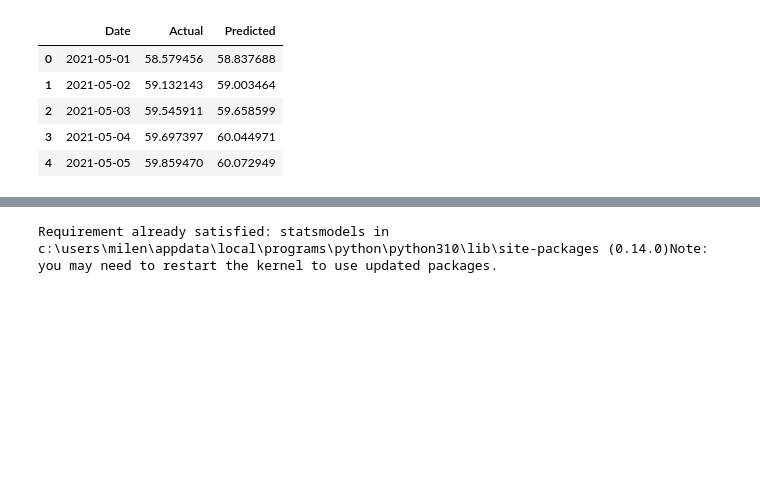
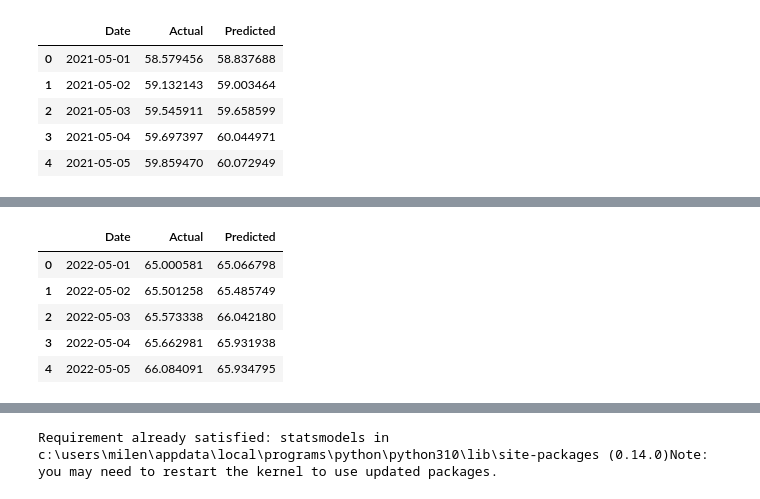
Before and after one commit to M1LENAFAR1A/Previsao_Diferenca_Pontos_Cafe, a Jupyter notebook: arima_janela_delisante_1dia.ipynb, the cells around one changed output, grey strips where cells are left out. Cells and saved outputs as stored; diff of their text form; code cells hidden in the pictures; blank space fills up the shorter version.

```diff
--- a/arima_janela_delisante_1dia.ipynb
+++ b/arima_janela_delisante_1dia.ipynb
@@ -469,3 +469,91 @@ R-squared: 0.9930324617887717
 | 2 | 2021-05-03 | 59.545911 | 59.658599 |
 | 3 | 2021-05-04 | 59.697397 | 60.044971 |
 | 4 | 2021-05-05 | 59.859470 | 60.072949 |
+# %%
+import pandas as pd
+from statsmodels.tsa.arima.model import ARIMA
+from sklearn.metrics import mean_squared_error
+from datetime import datetime, timedelta
+import numpy as np
+from sklearn.metrics import mean_squared_error, mean_absolute_error, r2_score
+import time
+
+# Load the dataset
+df = pd.read_csv('C:/Users/milen/OneDrive/Documentos/TCC/Bases/clima.csv')
+
+# Convert the Date column to datetime
+df['Date'] = pd.to_datetime(df['Date'])
+
+# Forward fill to handle missing values if there's any
+df.fillna(method='ffill', inplace=True)
+
+df = pd.DataFrame({
+    'Date': pd.date_range(start='2022-01-01', periods=150, freq='D'),
+    'Preco_Real': np.random.rand(150).cumsum()  # Random cumulative data as an example
+})
+df['Date'] = pd.to_datetime(df['Date'])  # Ensure 'Date' column is datetime type
+
+# Function to perform walk-forward validation
+def walk_forward_validation(data, start_date, end_date):
+    predictions = []
+    actuals = []
+    prediction_dates = []
+
+    # Prepare the training and validation datasets
+    training_data = data[data['Date'] < start_date]['Preco_Real'].tolist()
+    validation_data = data[(data['Date'] >= start_date) & (data['Date'] <= end_date)]
+
+    total_days = validation_data.shape[0]
+
+    # Train and make predictions one step at a time
+    for i, row in validation_data.iterrows():
+        model = ARIMA(training_data, order=(5,1,0))  # Example ARIMA order
+        model_fit = model.fit()
+        yhat = model_fit.forecast()[0]
+        actual = row['Preco_Real']
+
+        predictions.append(yhat)
+        actuals.append(actual)
+        prediction_dates.append(row['Date'])
+
+        # Progress output
+        progress = ((i + 1) / total_days) * 100
+        print(f"Processing date {row['Date'].strftime('%Y-%m-%d')} - Progress: {progress:.2f}%")
+
+        # Add the actual value to the training data for the next iteration
+        training_data.append(actual)
+
+    return prediction_dates, actuals, predictions
+
+# Define the start and end dates for the validation period
+start_date = datetime(2022, 5, 1)
+end_date = datetime(2023, 5, 30)
+
+# Perform walk-forward validation
+prediction_dates, actuals, predictions = walk_forward_validation(df, start_date, end_date)
+
+# Calculate error metrics
+mse = mean_squared_error(actuals, predictions)
+rmse = np.sqrt(mse)
+mae = mean_absolute_error(actuals, predictions)
+mape = np.mean(np.abs((np.array(actuals) - np.array(predictions)) / np.array(actuals))) * 100
+r2 = r2_score(actuals, predictions)
+
+# Output the error metrics
+print(f'MSE: {mse}')
+print(f'RMSE: {rmse}')
+print(f'MAE: {mae}')
+print(f'MAPE: {mape}%')
+print(f'R-squared: {r2}')
+
+
+# Combine the actual and predicted values for comparison
+results = pd.DataFrame({
+    'Date': prediction_dates,
+    'Actual': actuals,
+    'Predicted': predictions
+})
+
+# Display the first few rows of the results
+results.head()
+# %% [output]
@@ -471,0 +577,6 @@ R-squared: 0.9930324617887717
+|  | Date | Actual | Predicted |
+| 0 | 2022-05-01 | 65.000581 | 65.066798 |
+| 1 | 2022-05-02 | 65.501258 | 65.485749 |
+| 2 | 2022-05-03 | 65.573338 | 66.042180 |
+| 3 | 2022-05-04 | 65.662981 | 65.931938 |
+| 4 | 2022-05-05 | 66.084091 | 65.934795 |
```
Also changed, not shown: parts of 13 cells of this notebook, 3 other files.
